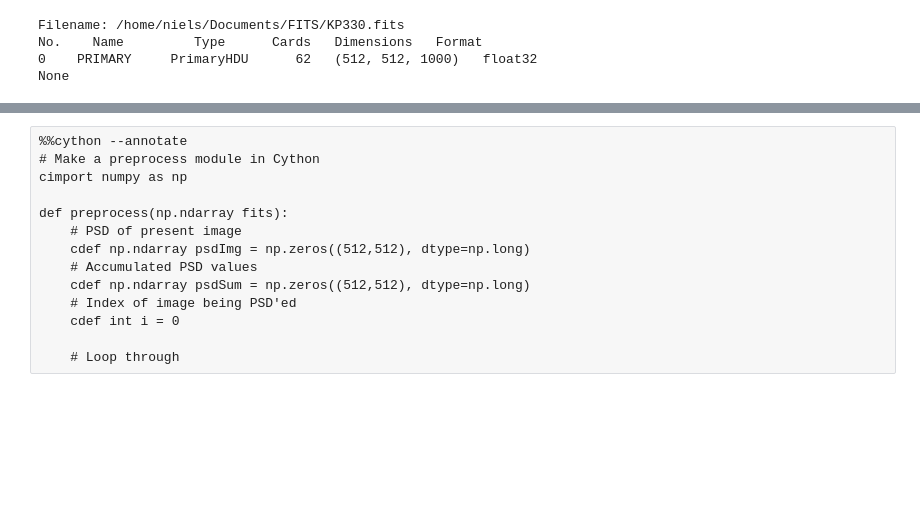
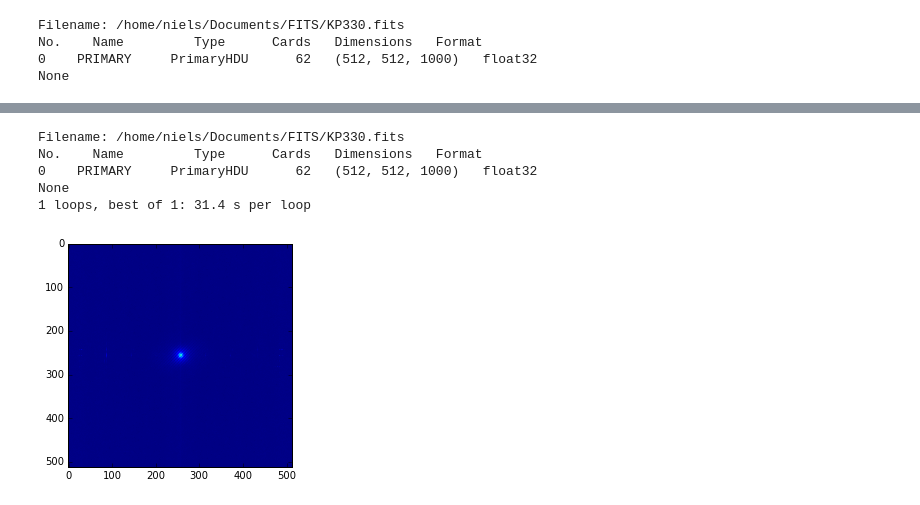
Before and after one commit to nsmidth/CPSLO-Speckle-Reduction, a Jupyter notebook: dev/16-4-14 Cython Test.ipynb, the cells around one changed output, grey strips where cells are left out. Cells and saved outputs as stored; diff of their text form; code cells hidden in the pictures; blank space fills up the shorter version.

Commit message:
Added test cython module

```diff
--- a/dev/16-4-14 Cython Test.ipynb
+++ b/dev/16-4-14 Cython Test.ipynb
@@ -170,14 +143,0 @@ None
-# %% [raw]
-%%cython --annotate
-# Make a preprocess module in Cython
-cimport numpy as np
-
-def preprocess(np.ndarray fits):
-    # PSD of present image
-    cdef np.ndarray psdImg = np.zeros((512,512), dtype=np.long)
-    # Accumulated PSD values
-    cdef np.ndarray psdSum = np.zeros((512,512), dtype=np.long)
-    # Index of image being PSD'ed
-    cdef int i = 0
-
-    # Loop through
@@ -183,0 +148,42 @@ def preprocess(np.ndarray fits):
+# %%
+%%timeit -n 1 -r 1
+binary.fits.read(numDimensions=3)
+# Preprocess .FITS with Python, time it
+# Command copied from labeyrieClasses
+# Modified with all "if" statements removed
+# Trying to pre-cast the entire cube before the loop
+
+psdSum = np.zeros(binary.fits.data.shape[1:3])
+
+imgNum = np.shape(binary.fits.data)[0] # Number of images
+imgIncrement = imgNum/20 # How often to display a status message
+
+dataFloat32 = binary.fits.data.astype(np.float32)
+
+# Looping through all images in cube
+for index,img in enumerate(dataFloat32):
+
+    # Calculate 2D power spectrum
+    # This gives us only real values
+    psdImg = np.abs(fft2(img))**2
+
+    # Accumulate current PSD value
+    psdSum = np.add(psdSum,psdImg)
+
+# Divide by # of images to calculate average
+psdAvg = np.divide(psdSum,imgNum)
+
+# Normalizing FFT
+psdAvg = np.divide(psdAvg, (psdAvg.size)**2)
+
+# Shifting FFT
+psdAvg = np.fft.fftshift(psdAvg)
+
+plt.imshow(np.log10(psdAvg+1E-3))
+# %% [output]
+Filename: /home/niels/Documents/FITS/KP330.fits
+No.    Name         Type      Cards   Dimensions   Format
+0    PRIMARY     PrimaryHDU      62   (512, 512, 1000)   float32
+None
+1 loops, best of 1: 31.4 s per loop
+[figure, added]
```
Also changed, not shown: parts of 7 cells of this notebook.
